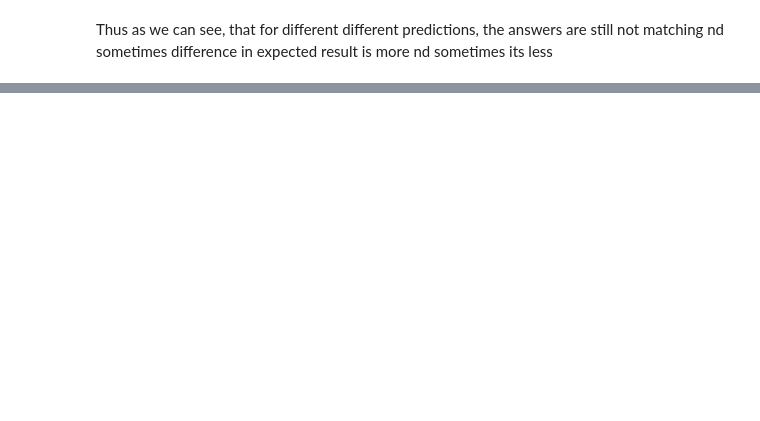
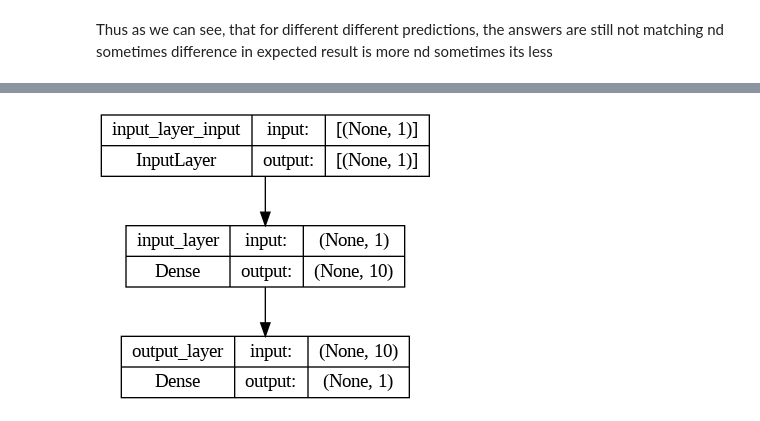
Before and after one commit to issarbhavya/ML, a Jupyter notebook: 01_neural_network_regression_using_tf.ipynb, the cells around one changed output, grey strips where cells are left out. Saved outputs shown, nothing was run; the diff lists cells and outputs as text; code cells hidden in the pictures; blank space fills up the shorter version.

```diff
--- a/01_neural_network_regression_using_tf.ipynb
+++ b/01_neural_network_regression_using_tf.ipynb
@@ -272,0 +721,6 @@ Thus as we can see, that for different different predictions, the answers are st
+# %%
+### after adding output_layer and adding names to all
+
+plot_model(model, show_shapes=True)
+# %% [output]
+[figure, added]
```
Also changed, not shown: parts of 40 cells of this notebook.
